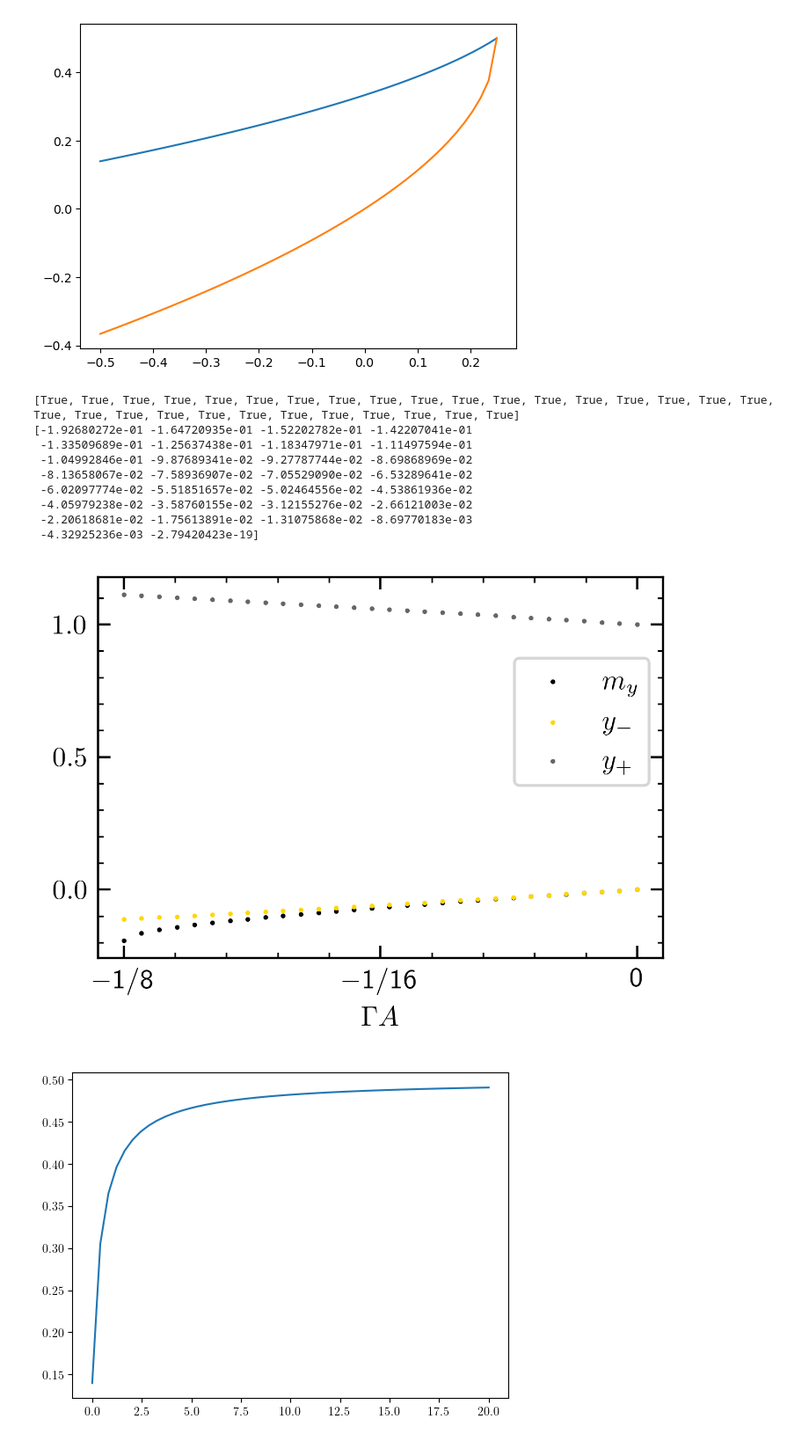
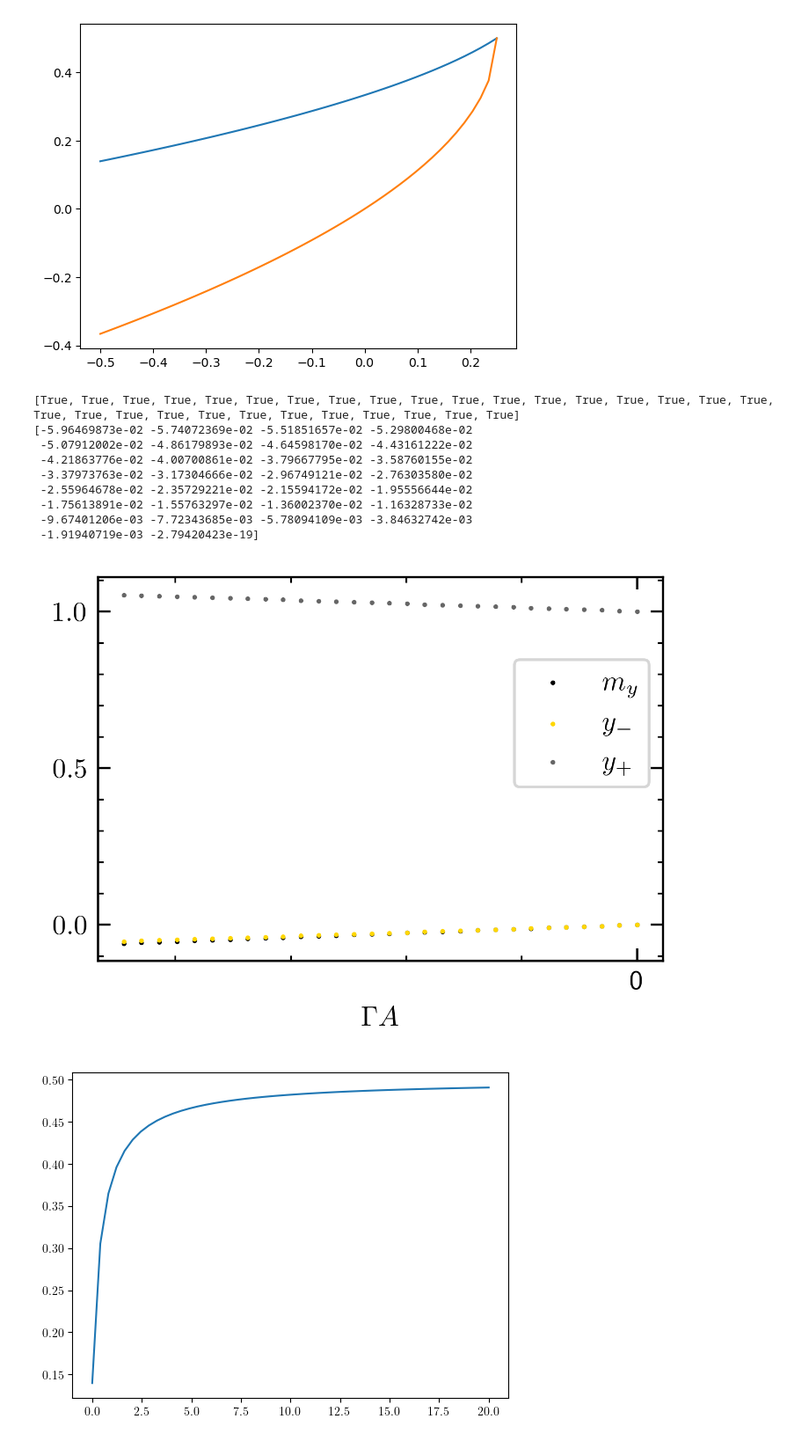
Before and after one commit to ChriGomm/Bachelor_sympy, a Jupyter notebook: fixp_alal.ipynb, the cells around one changed output. Shown: that part at 88% size. Drawn from its saved outputs; the diff is of its cells as text; code cells hidden in the pictures.

```diff
--- a/fixp_alal.ipynb
+++ b/fixp_alal.ipynb
@@ -131,7 +131,7 @@ from scipy.optimize import root_scalar
 import numpy as np
 import matplotlib.pyplot as plt
 import matplotlib.ticker as ticker
-A = np.linspace(-1/8,0,30)
+A = np.linspace(-1/18,0,30)
 def func_B(a):
     if a<0:
         return 2*a/(-1-np.sqrt(1+8*a))
@@ -189,43 +189,43 @@ plt.rcParams["font.serif"]="Computer Modern Serif"
 #         if str(x).rstrip(".0"):
 #             return str(x).rstrip(".0")
 #     return "0"
 def strip0(x,pos):
     if x==0:
         return "0"
     if x<-3/16/2:
         return u'\u2212'+ '1/8' #str(x).rstrip(".0").lstrip("-")
     else:
         return u'\u2212'+ '1/16'
 ax.yaxis.set_major_locator(ticker.MultipleLocator(major_ytick_step))
 ax.yaxis.set_minor_locator(ticker.MultipleLocator(minor_ytick_step))
 ax.xaxis.set_major_locator(ticker.MultipleLocator(major_xtick_step))
 ax.xaxis.set_minor_locator(ticker.MultipleLocator(minor_xtick_step))
 if STRIP_OF_ZEROS_X:
     ax.xaxis.set_major_formatter(ticker.FuncFormatter(strip0))
 # if STRIP_OF_ZEROS_Y:
 #     ax.yaxis.set_major_formatter(ticker.FuncFormatter(strip0))
 ax.tick_params(axis='x',direction='in',which='both',bottom=True,top=True,labelbottom=True)
 ax.tick_params(axis='both',which='major',length=4.5)
 ax.tick_params(axis='y',direction='in',which='both',left=True,right=True,labelleft=True)
 ax.set_xlabel(r'$\Gamma A$')
 # plt.setp(ax.yaxis.get_majorticklabels(),va='bottom')
 
 
 # save figure
-plt.savefig('/home/christian/Documents/Bachelor/protocol/'+name_of_plot,bbox_inches='tight')
+# plt.savefig('/home/christian/Documents/Bachelor/protocol/'+name_of_plot,bbox_inches='tight')
 
 plt.show()
 # %% [output]
 [True, True, True, True, True, True, True, True, True, True, True, True, True, True, True, True, True, True, True, True, True, True, True, True, True, True, True, True, True, True]
-[-1.92680272e-01 -1.64720935e-01 -1.52202782e-01 -1.42207041e-01
- -1.33509689e-01 -1.25637438e-01 -1.18347971e-01 -1.11497594e-01
- -1.04992846e-01 -9.87689341e-02 -9.27787744e-02 -8.69868969e-02
- -8.13658067e-02 -7.58936907e-02 -7.05529090e-02 -6.53289641e-02
- -6.02097774e-02 -5.51851657e-02 -5.02464556e-02 -4.53861936e-02
- -4.05979238e-02 -3.58760155e-02 -3.12155276e-02 -2.66121003e-02
- -2.20618681e-02 -1.75613891e-02 -1.31075868e-02 -8.69770183e-03
- -4.32925236e-03 -2.79420423e-19]
+[-5.96469873e-02 -5.74072369e-02 -5.51851657e-02 -5.29800468e-02
+ -5.07912002e-02 -4.86179893e-02 -4.64598170e-02 -4.43161222e-02
+ -4.21863776e-02 -4.00700861e-02 -3.79667795e-02 -3.58760155e-02
+ -3.37973763e-02 -3.17304666e-02 -2.96749121e-02 -2.76303580e-02
+ -2.55964678e-02 -2.35729221e-02 -2.15594172e-02 -1.95556644e-02
+ -1.75613891e-02 -1.55763297e-02 -1.36002370e-02 -1.16328733e-02
+ -9.67401206e-03 -7.72343685e-03 -5.78094109e-03 -3.84632742e-03
+ -1.91940719e-03 -2.79420423e-19]
-[figure, old version]
+[figure, new version]
 # %%
 k = np.linspace(0,20)
 ytilde = 1/(3+8*k)*(2+6*k-np.sqrt(5/2+8*k+4*k**2))
```
